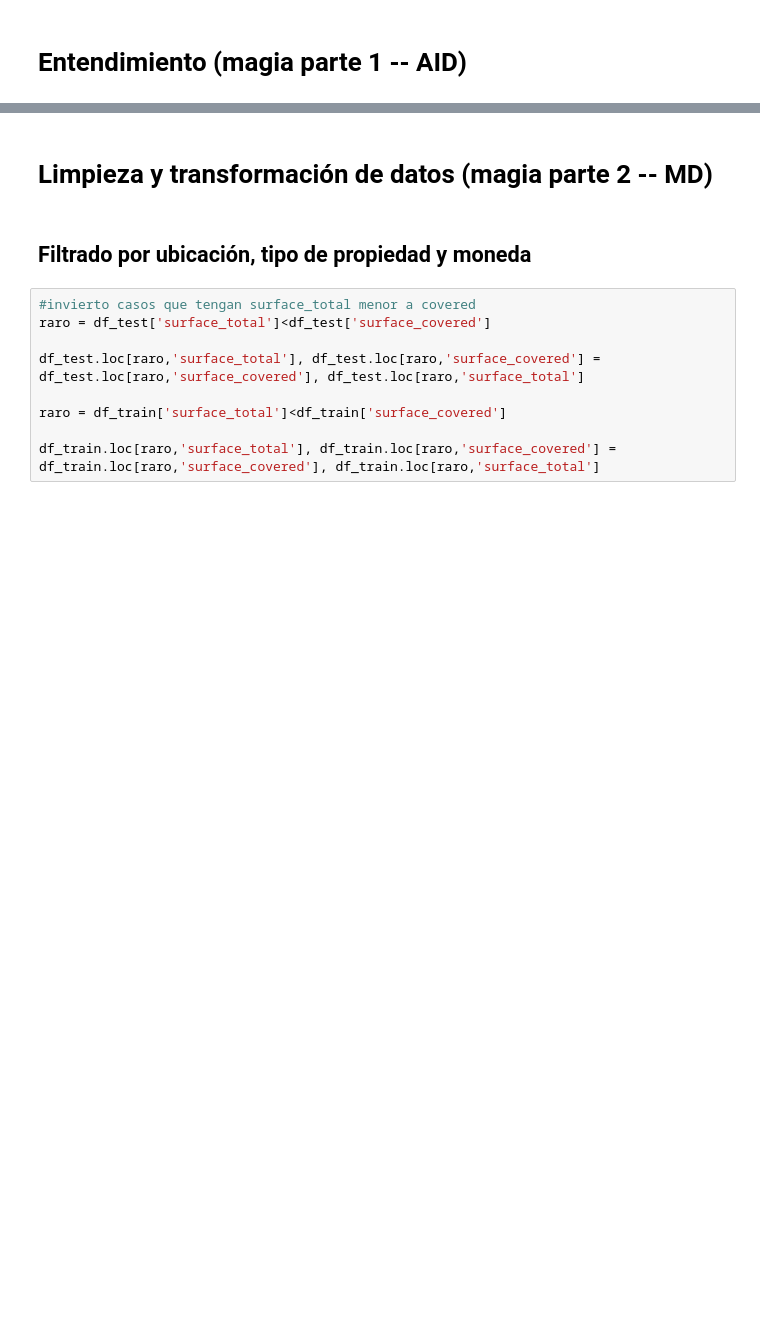
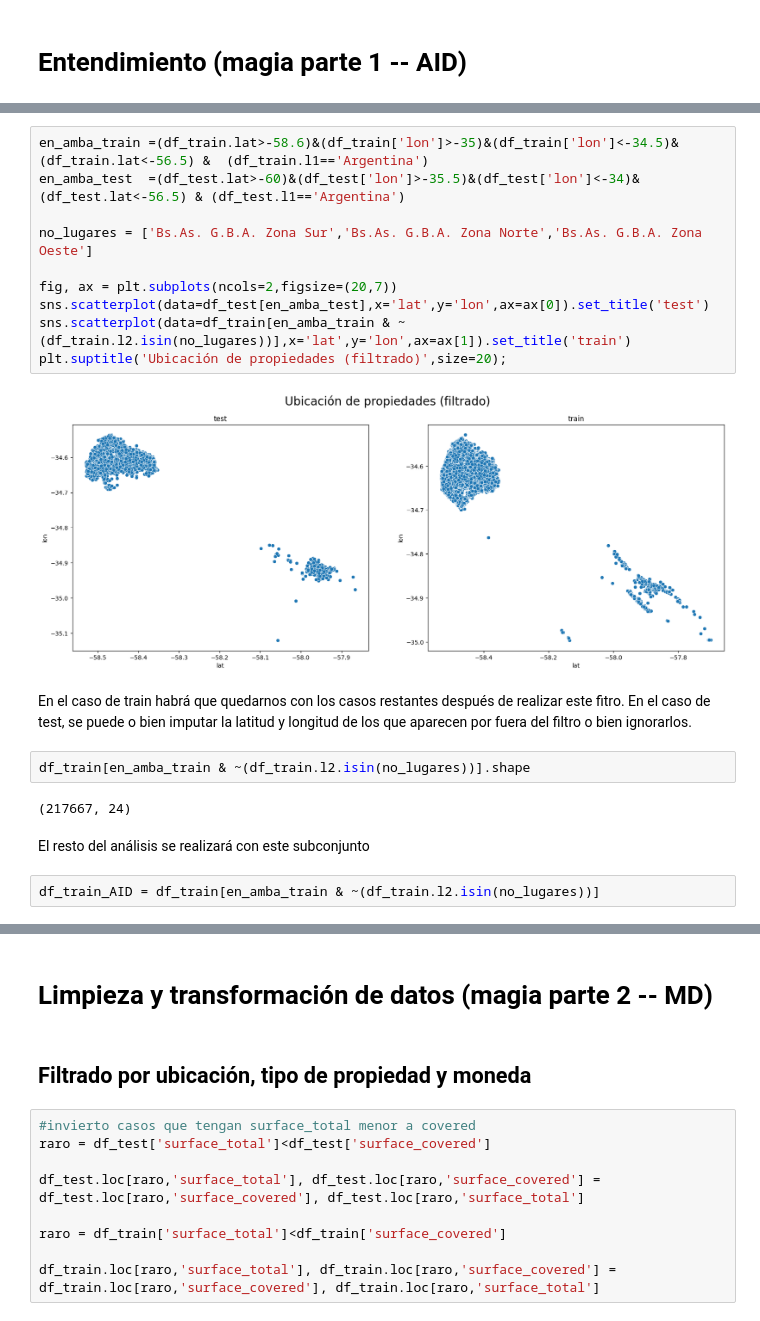
Before and after one commit to josesg998/competencia_properati, a Jupyter notebook: TP_Individual.ipynb, the cells around one changed output, grey strips where cells are left out. Drawn from its saved outputs; the diff is of its cells as text; blank space fills up the shorter version.

```diff
--- a/TP_Individual.ipynb
+++ b/TP_Individual.ipynb
@@ -28,0 +101,22 @@ df_train = pd.read_feather('bases/properati_entrenamiento.ftr').set_index('id')
+# %%
+en_amba_train =(df_train.lat>-58.6)&(df_train['lon']>-35)&(df_train['lon']<-34.5)& (df_train.lat<-56.5) &  (df_train.l1=='Argentina')
+en_amba_test  =(df_test.lat>-60)&(df_test['lon']>-35.5)&(df_test['lon']<-34)& (df_test.lat<-56.5) & (df_test.l1=='Argentina')
+
+no_lugares = ['Bs.As. G.B.A. Zona Sur','Bs.As. G.B.A. Zona Norte','Bs.As. G.B.A. Zona Oeste']
+
+fig, ax = plt.subplots(ncols=2,figsize=(20,7))
+sns.scatterplot(data=df_test[en_amba_test],x='lat',y='lon',ax=ax[0]).set_title('test')
+sns.scatterplot(data=df_train[en_amba_train & ~(df_train.l2.isin(no_lugares))],x='lat',y='lon',ax=ax[1]).set_title('train')
+plt.suptitle('Ubicación de propiedades (filtrado)',size=20);
+# %% [output]
+[figure, added]
+# %% [markdown]
+En el caso de train habrá que quedarnos con los casos restantes después de realizar este fitro. En el caso de test, se puede o bien imputar la latitud y longitud de los que aparecen por fuera del filtro o bien ignorarlos.
+# %%
+df_train[en_amba_train & ~(df_train.l2.isin(no_lugares))].shape
+# %% [output]
+(217667, 24)
+# %% [markdown]
+El resto del análisis se realizará con este subconjunto
+# %%
+df_train_AID = df_train[en_amba_train & ~(df_train.l2.isin(no_lugares))]
```
Also changed, not shown: parts of 21 cells of this notebook, 1 other file.
